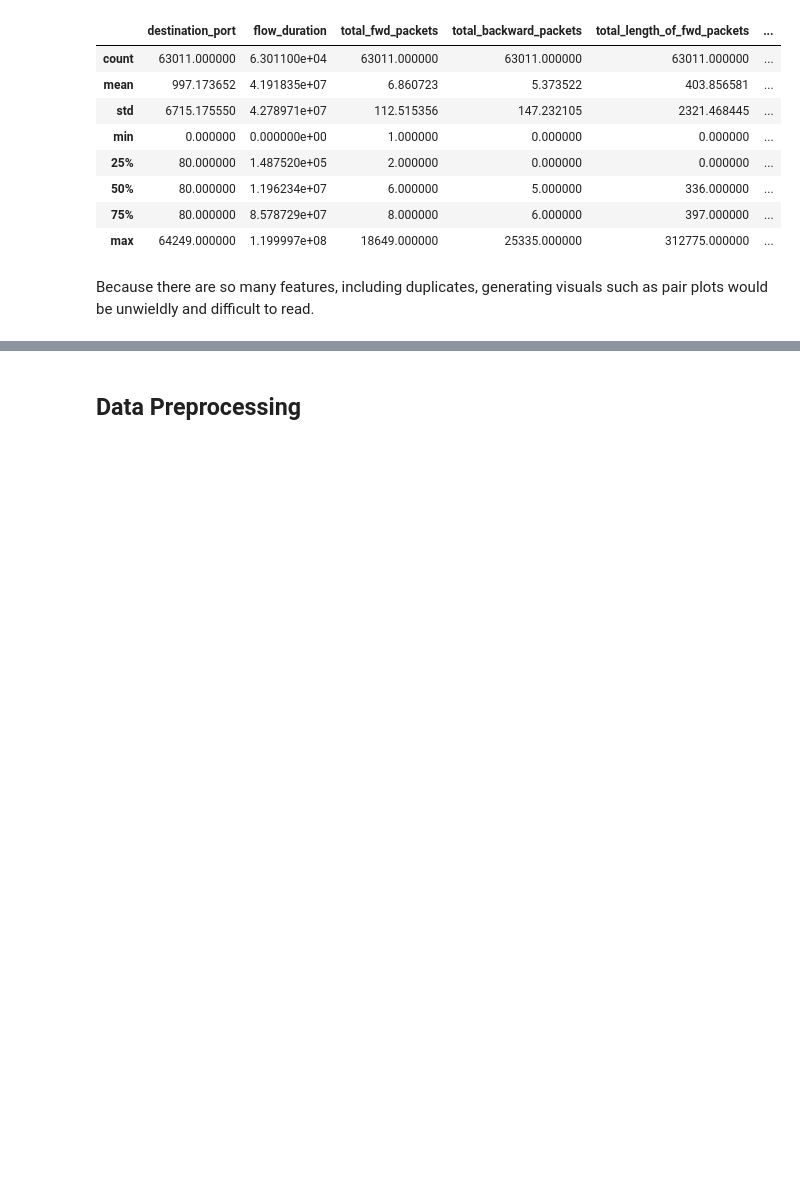
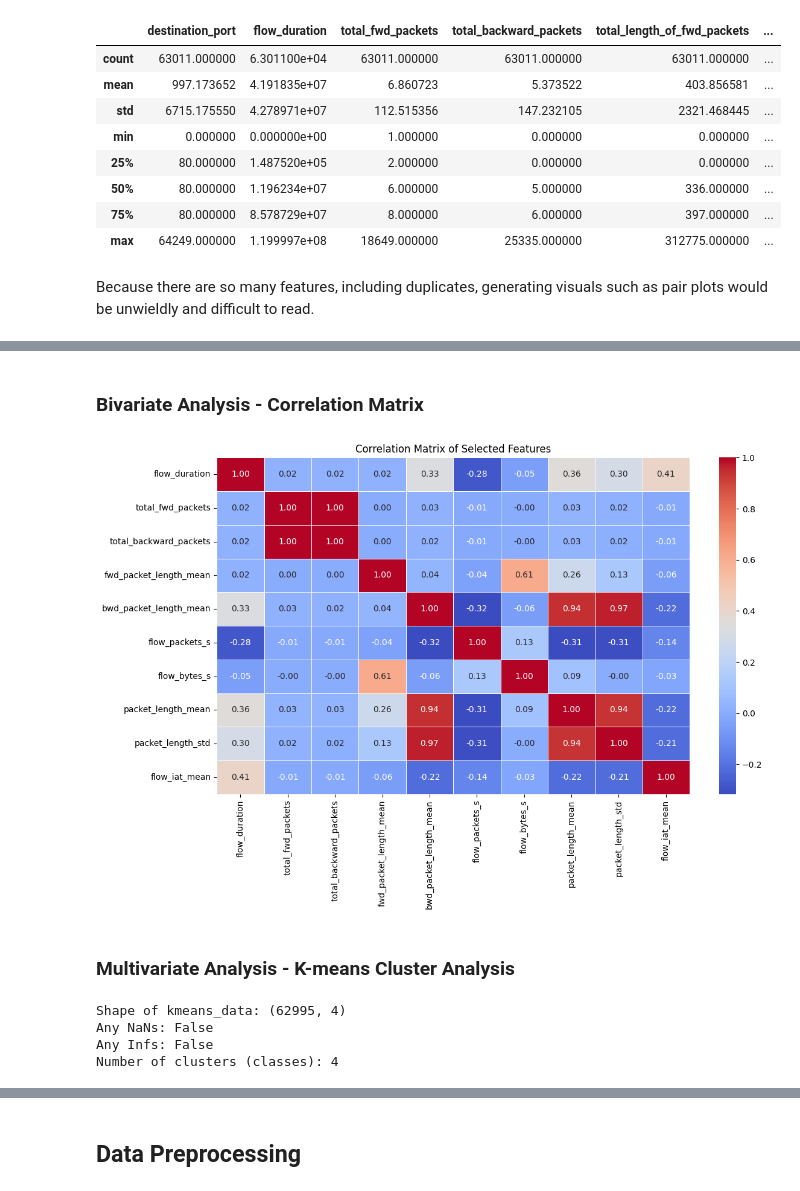
Before and after one commit to jackdmulvihill/COMP-379-Final-Project, a Jupyter notebook: FinalProject.ipynb, the cells around one changed output, grey strips where cells are left out. Drawn from its saved outputs; the diff is of its cells as text; code cells hidden in the pictures; blank space fills up the shorter version.

```diff
--- a/FinalProject.ipynb
+++ b/FinalProject.ipynb
@@ -314,0 +394,63 @@ Because there are so many features, including duplicates, generating visuals suc
+# %% [markdown]
+### Bivariate Analysis - Correlation Matrix
+# %%
+# Select numeric features for correlation analysis
+numeric_features = [
+    'flow_duration', 'total_fwd_packets', 'total_backward_packets',
+    'fwd_packet_length_mean', 'bwd_packet_length_mean',
+    'flow_packets_s', 'flow_bytes_s', 'packet_length_mean',
+    'packet_length_std', 'flow_iat_mean'
+]
+
+# Compute the correlation matrix
+corr_matrix = cleaned_data[numeric_features].corr()
+
+# Visualize the correlation matrix as a heatmap
+plt.figure(figsize=(12, 8))
+sns.heatmap(
+    corr_matrix,
+    annot=True,
+    fmt='.2f',
+    cmap='coolwarm',
+    linewidths=0.5
+)
+plt.title('Correlation Matrix of Selected Features')
+plt.tight_layout()
+plt.show()
+# %% [output]
+[figure, added]
+# %% [markdown]
+### Multivariate Analysis - K-means Cluster Analysis
+# %%
+# Select a small subset of features for K-Means cluster analysis
+# These packet length features are meaningful for distinguishing DoS from benign traffic
+kmeans_features = [
+    'fwd_packet_length_mean',
+    'bwd_packet_length_mean',
+    'flow_packets_s',
+    'flow_duration'
+]
+
+# Extract the subset, drop NaNs AND replace infinite values
+kmeans_data = cleaned_data[kmeans_features].copy()
+kmeans_data = kmeans_data.replace([np.inf, -np.inf], np.nan)
+kmeans_data = kmeans_data.dropna()
+
+# Verify no NaNs or infs remain
+print(f'Shape of kmeans_data: {kmeans_data.shape}')
+print(f'Any NaNs: {kmeans_data.isna().any().any()}')
+print(f'Any Infs: {np.isinf(kmeans_data).any().any()}')
+
+# Set number of clusters to match number of unique classes (BENIGN + attack types)
+n_clusters = cleaned_data['label'].nunique()
+print(f'Number of clusters (classes): {n_clusters}')
+
+# Fit K-Means
+kmeans = KMeans(n_clusters=n_clusters, random_state=1, n_init=10)
+kmeans.fit(kmeans_data)
+cluster_labels = kmeans.labels_
+# %% [output]
+Shape of kmeans_data: (62995, 4)
+Any NaNs: False
+Any Infs: False
+Number of clusters (classes): 4
```
Also changed, not shown: parts of 15 cells of this notebook.
